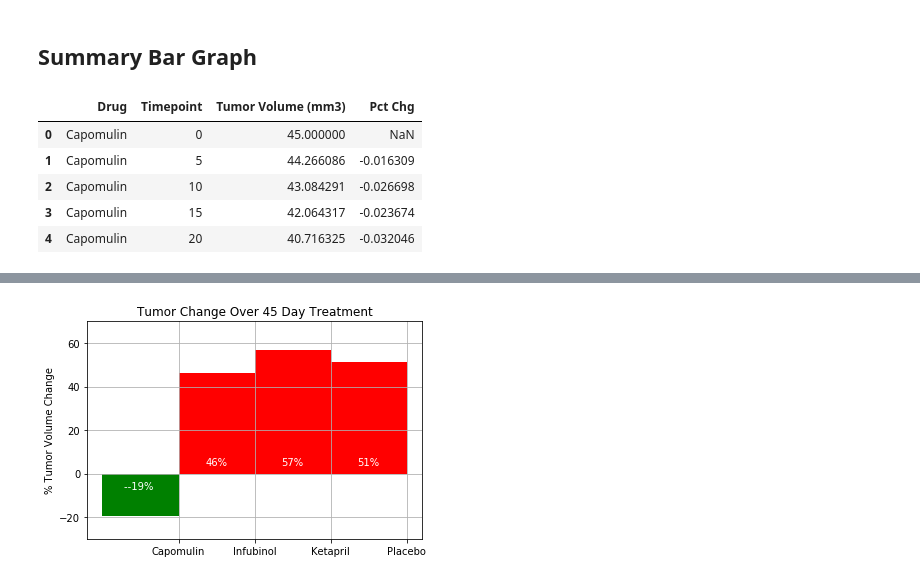
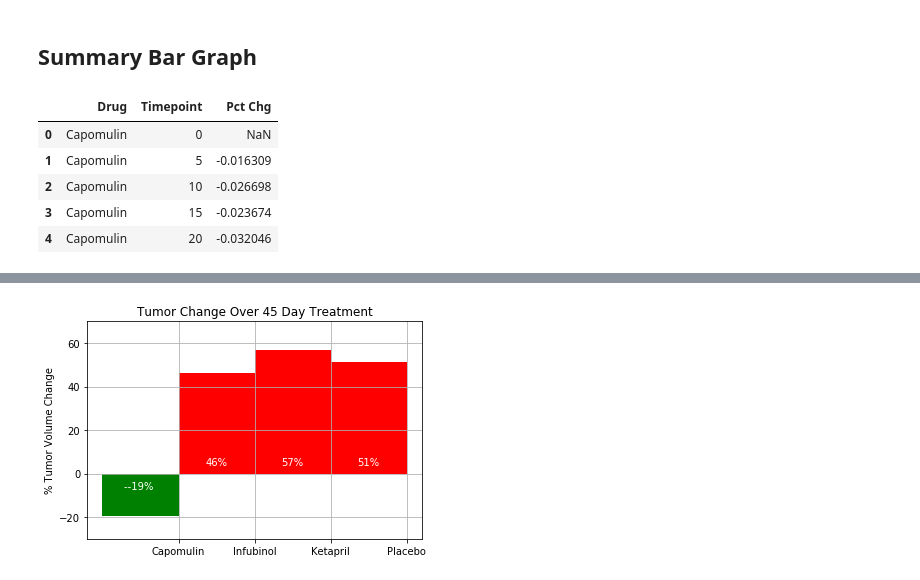
Before and after one commit to lesterstrouse/python-challenge, a Jupyter notebook: Matplotlib/Pymaceuticals_pymaceuticals.ipynb, the cells around one changed output, grey strips where cells are left out. Saved outputs shown, nothing was run; the diff lists cells and outputs as text; code cells hidden in the pictures.

```diff
--- a/Matplotlib/Pymaceuticals_pymaceuticals.ipynb
+++ b/Matplotlib/Pymaceuticals_pymaceuticals.ipynb
@@ -240,16 +240,17 @@ plt.savefig('mousecnt.png')
 # %%
 # Calculate the percent changes for each drug
 #print(type(mouse_clin_grp_final))
 mc_grp_tumor = mouse_clin_grp_final['Tumor Volume (mm3)'].pct_change()
 # Display the data to confirm
-mouse_clin_grp_final['Pct Chg'] = mc_grp_tumor#mouse_clin_grp_final['Tumor Volume (mm3)'].pct_change
-mouse_clin_grp_final.head()
+mouse_clin_grp_final['Pct Chg'] = mc_grp_tumor
+mc_grp_final = mouse_clin_grp_final.drop(columns='Tumor Volume (mm3)')
+mc_grp_final.head()
 # %% [output]
-|  | Drug | Timepoint | Tumor Volume (mm3) | Pct Chg |
-| 0 | Capomulin | 0 | 45.000000 | NaN |
-| 1 | Capomulin | 5 | 44.266086 | -0.016309 |
-| 2 | Capomulin | 10 | 43.084291 | -0.026698 |
-| 3 | Capomulin | 15 | 42.064317 | -0.023674 |
-| 4 | Capomulin | 20 | 40.716325 | -0.032046 |
+|  | Drug | Timepoint | Pct Chg |
+| 0 | Capomulin | 0 | NaN |
+| 1 | Capomulin | 5 | -0.016309 |
+| 2 | Capomulin | 10 | -0.026698 |
+| 3 | Capomulin | 15 | -0.023674 |
+| 4 | Capomulin | 20 | -0.032046 |
 # %%
 # Store all Relevant Percent Changes into a Tuple
```
Also changed, not shown: parts of 1 cell of this notebook, 1 other file.
